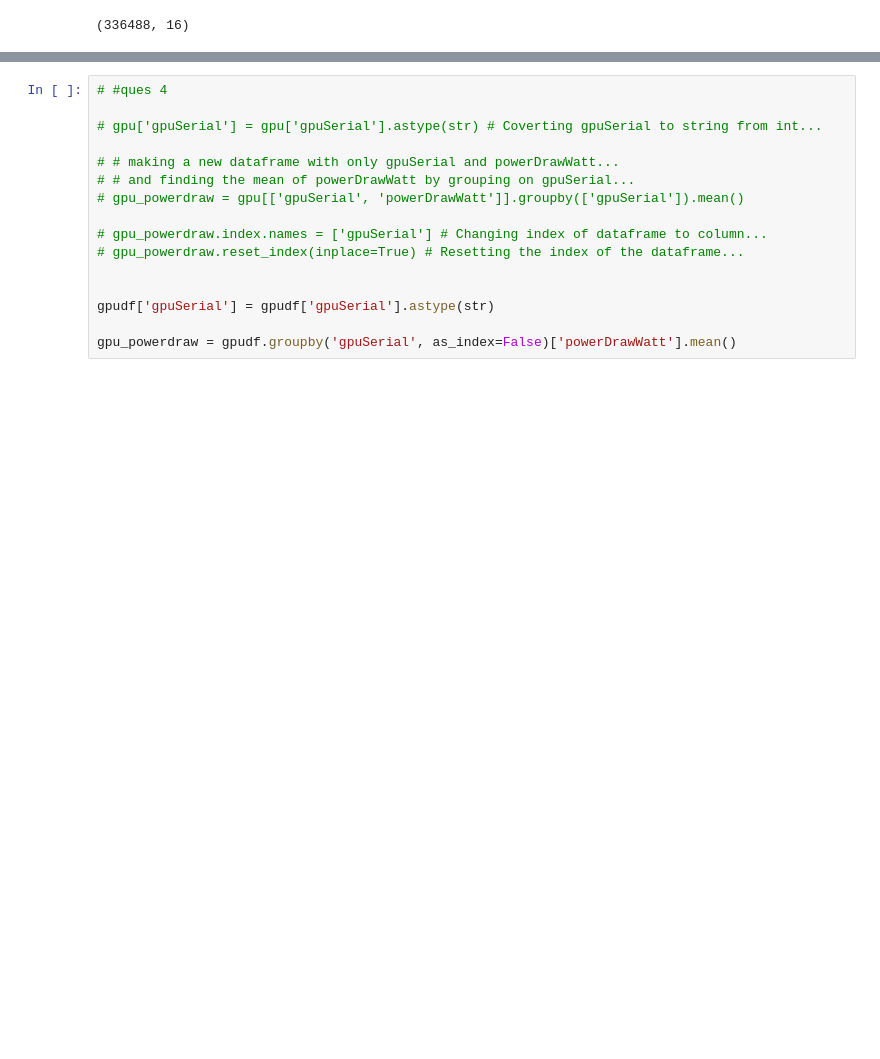
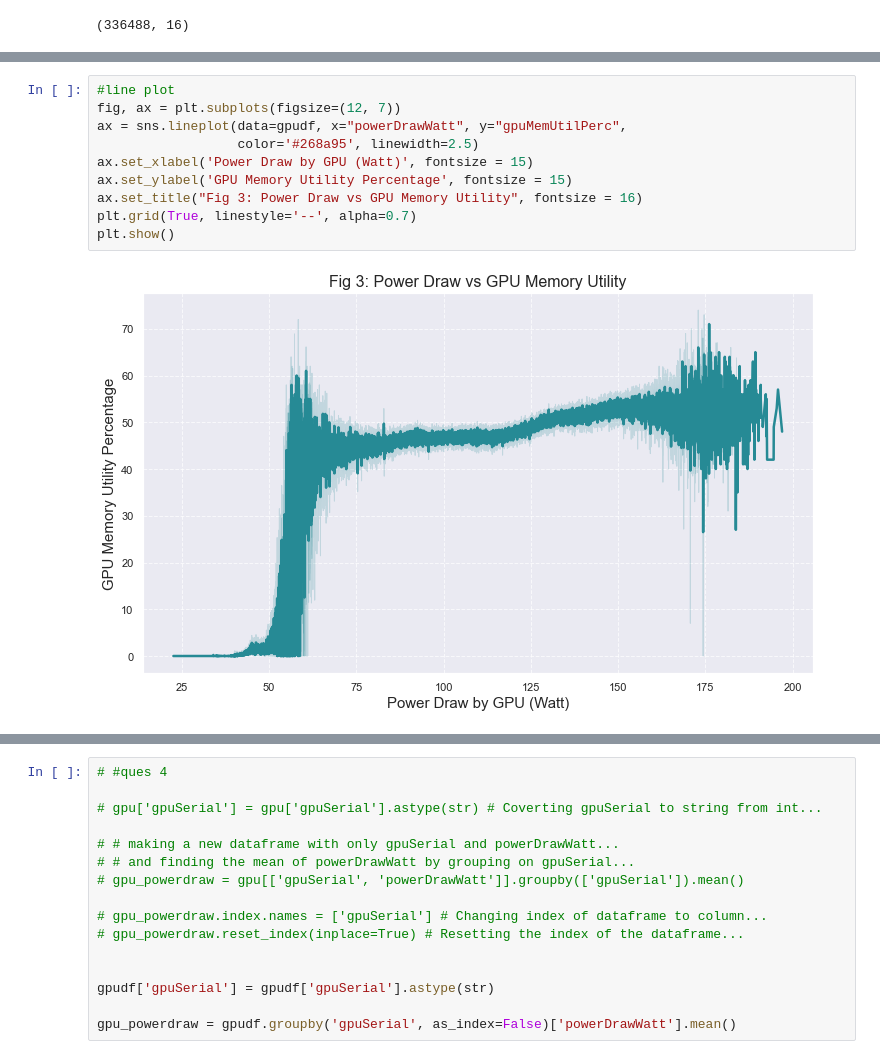
Before and after one commit to rmalik95/Cloud-Project, a Jupyter notebook: CSC8634_Rishabh_Malik_220512619.ipynb, the cells around one changed output, grey strips where cells are left out. Saved outputs shown, nothing was run; the diff lists cells and outputs as text; blank space fills up the shorter version.

```diff
--- a/CSC8634_Rishabh_Malik_220512619.ipynb
+++ b/CSC8634_Rishabh_Malik_220512619.ipynb
@@ -237,0 +199,12 @@ plt.show()
+# %%
+#line plot
+fig, ax = plt.subplots(figsize=(12, 7))
+ax = sns.lineplot(data=gpudf, x="powerDrawWatt", y="gpuMemUtilPerc",
+                  color='#268a95', linewidth=2.5)
+ax.set_xlabel('Power Draw by GPU (Watt)', fontsize = 15)
+ax.set_ylabel('GPU Memory Utility Percentage', fontsize = 15)
+ax.set_title("Fig 3: Power Draw vs GPU Memory Utility", fontsize = 16)
+plt.grid(True, linestyle='--', alpha=0.7)
+plt.show()
+# %% [output]
+[figure, added]
```
Also changed, not shown: parts of 29 cells of this notebook.
